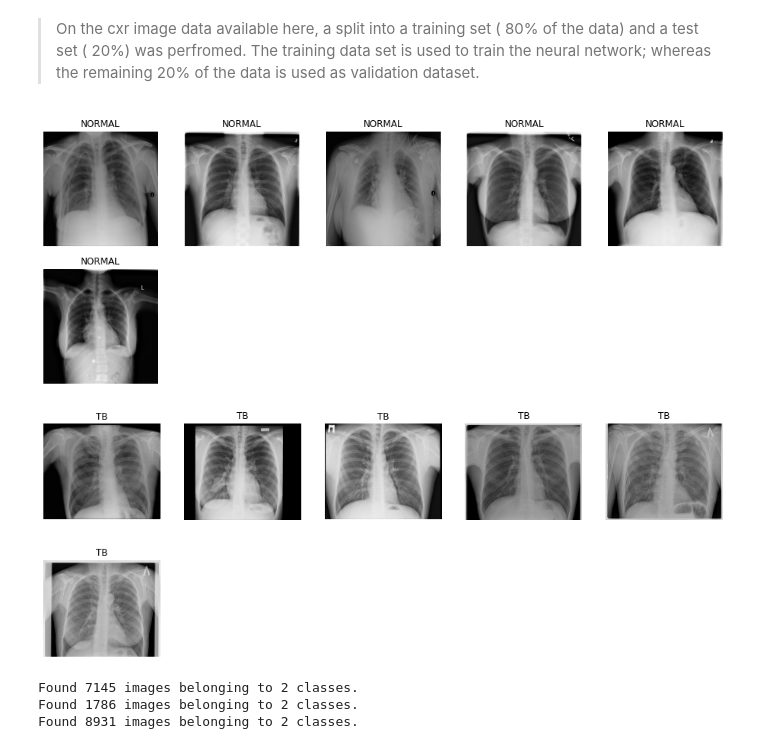
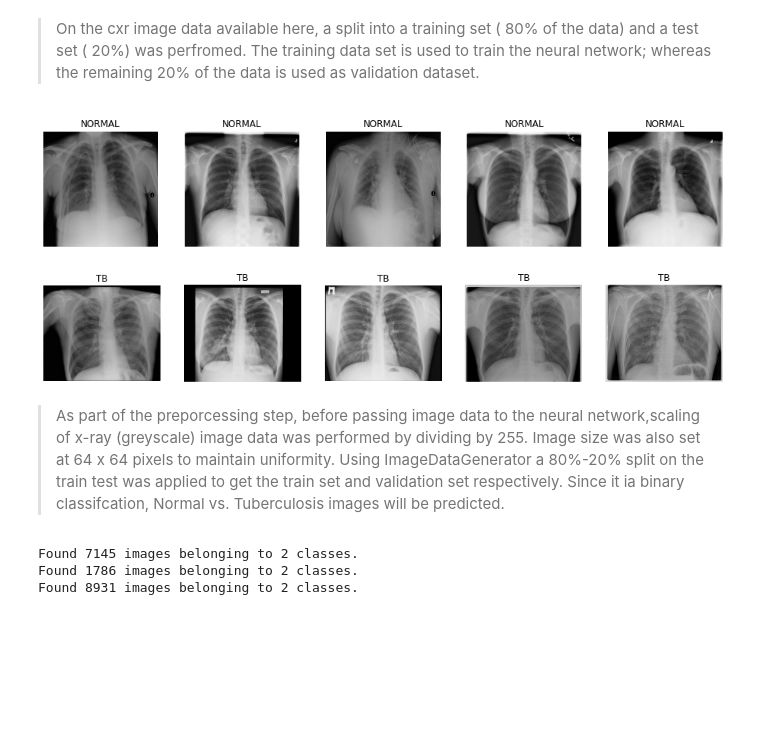
Before and after one commit to Tamiru3/TuberculosisImageClassifcation, a Jupyter notebook: Untitled.ipynb, the cells around one changed output. Drawn from its saved outputs; the diff is of its cells as text; code cells hidden in the pictures; blank space fills up the shorter version.

```diff
--- a/Untitled.ipynb
+++ b/Untitled.ipynb
@@ -105,29 +109,32 @@ test_path = 'CXRImageData/'
 train_n_path = train_path +'Normal/'
 train_tb_path = train_path +'TB/'
 # %%
-# View the first 6 images in train set for both normal and pneumonia
+# View the first 5 images in train set for both normal and pneumonia
 plt.figure(figsize=(16,16))
-for n in range(6):
+for n in range(5):
     Normal_img = os.listdir(train_n_path)[n]
     Normal_address = train_n_path+Normal_img
     Normal_load = Image.open(Normal_address)
     ax = plt.subplot(5,5,n+1)
     plt.imshow(Normal_load, cmap ='gray')
     plt.title("NORMAL")
     plt.axis("off")
 
 plt.figure(figsize=(16,16))
-for n in range(6):
+for n in range(5):
     TB_img =  os.listdir(train_tb_path)[n]
     TB_img_address = train_tb_path+TB_img
     TB_load = Image.open(TB_img_address)
     ax = plt.subplot(5,5,n+1)
     plt.imshow(TB_load, cmap ='gray')
     plt.title("TB")
     plt.axis("off")
 # %% [output]
-[figure, old version]
+[figure, new version]
-[figure, old version]
+[figure, new version]
+# %% [markdown]
+>As part of the preporcessing step, before passing image data to the neural network,scaling of x-ray (greyscale) image data was performed by dividing by 255. Image size was also set at 64 x 64 pixels to maintain uniformity.
+Using ImageDataGenerator a 80%-20% split on the train test was applied to get the train set  and validation set respectively. Since it ia binary classifcation, Normal vs. Tuberculosis images will be predicted.
 # %%
 # Utlize ImageDataGenerator from keras.preprocessing
 img_dgen = ImageDataGenerator(rescale=1./255, validation_split = 0.20)
```
Also changed, not shown: parts of 7 cells of this notebook.
